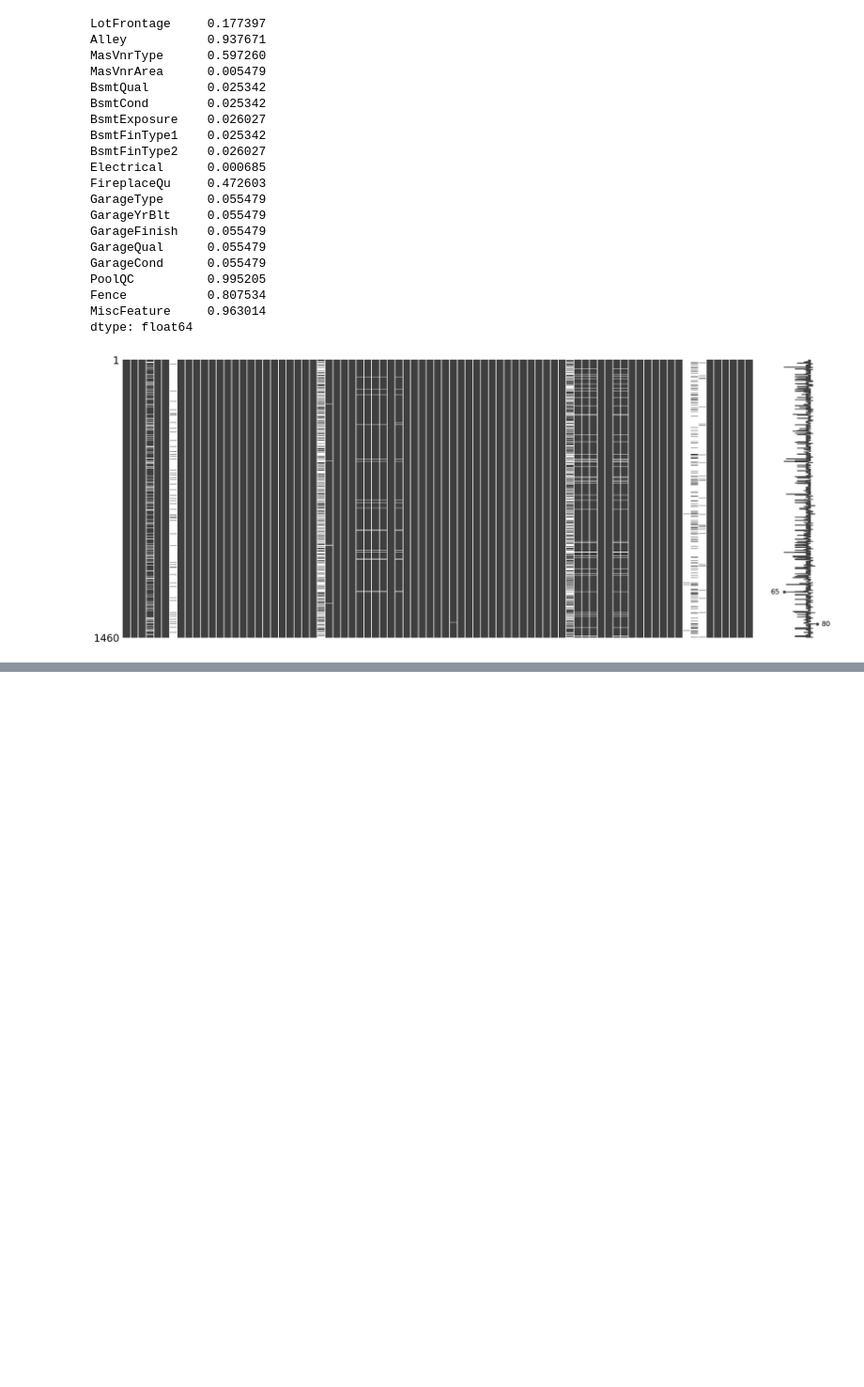
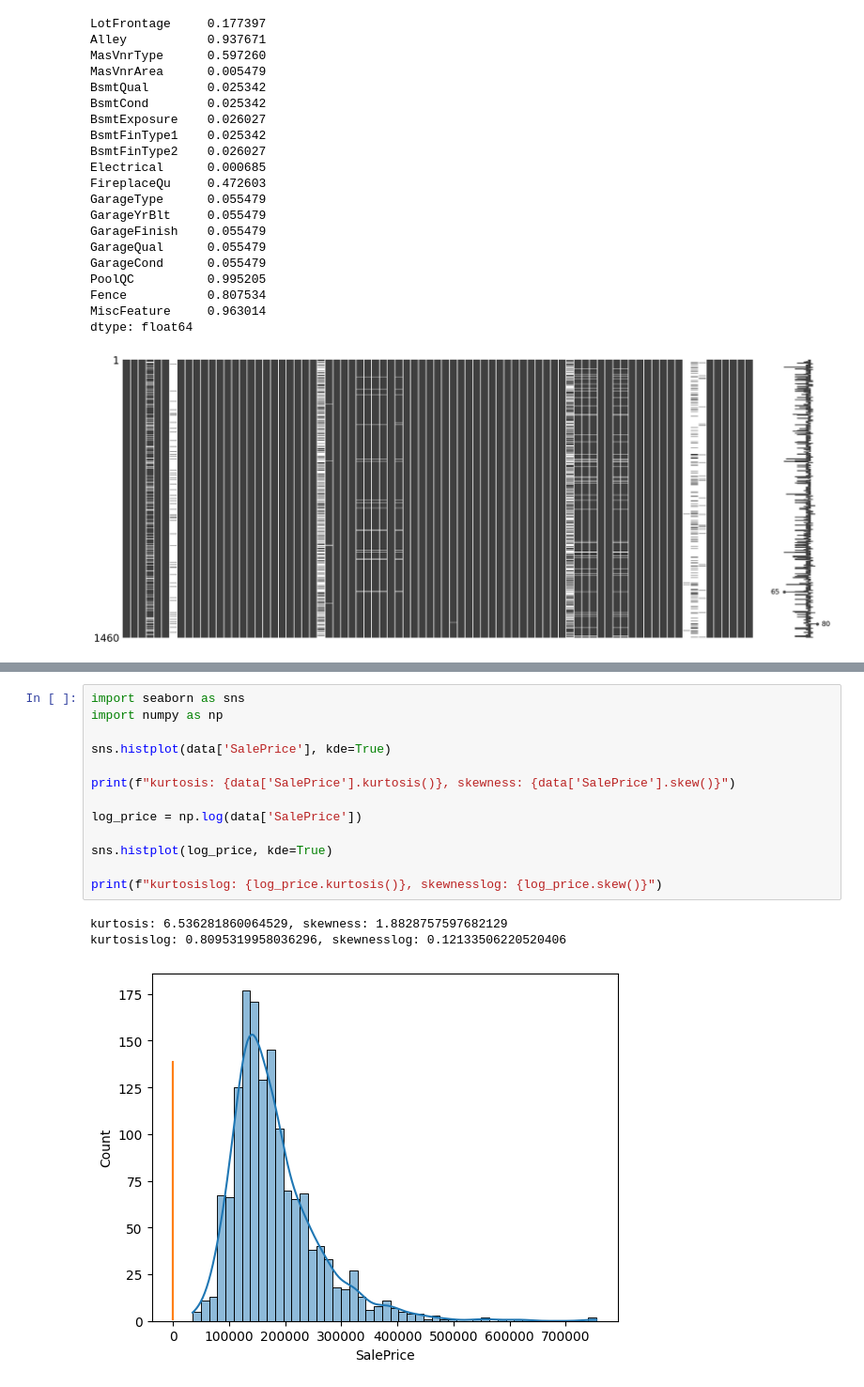
Before and after one commit to WalterPHD/Ai-Data, a Jupyter notebook: housinganalisys.ipynb, the cells around one changed output, grey strips where cells are left out. Shown at 94% size. Cells and saved outputs as stored; diff of their text form; blank space fills up the shorter version.

```diff
--- a/housinganalisys.ipynb
+++ b/housinganalisys.ipynb
@@ -76,0 +82,17 @@ dtype: float64
+# %%
+import seaborn as sns
+import numpy as np
+
+sns.histplot(data['SalePrice'], kde=True)
+
+print(f"kurtosis: {data['SalePrice'].kurtosis()}, skewness: {data['SalePrice'].skew()}")
+
+log_price = np.log(data['SalePrice'])
+
+sns.histplot(log_price, kde=True)
+
+print(f"kurtosislog: {log_price.kurtosis()}, skewnesslog: {log_price.skew()}")
+# %% [output]
+kurtosis: 6.536281860064529, skewness: 1.8828757597682129
+kurtosislog: 0.8095319958036296, skewnesslog: 0.12133506220520406
+[figure, added]
```
Also changed, not shown: parts of 3 cells of this notebook.
